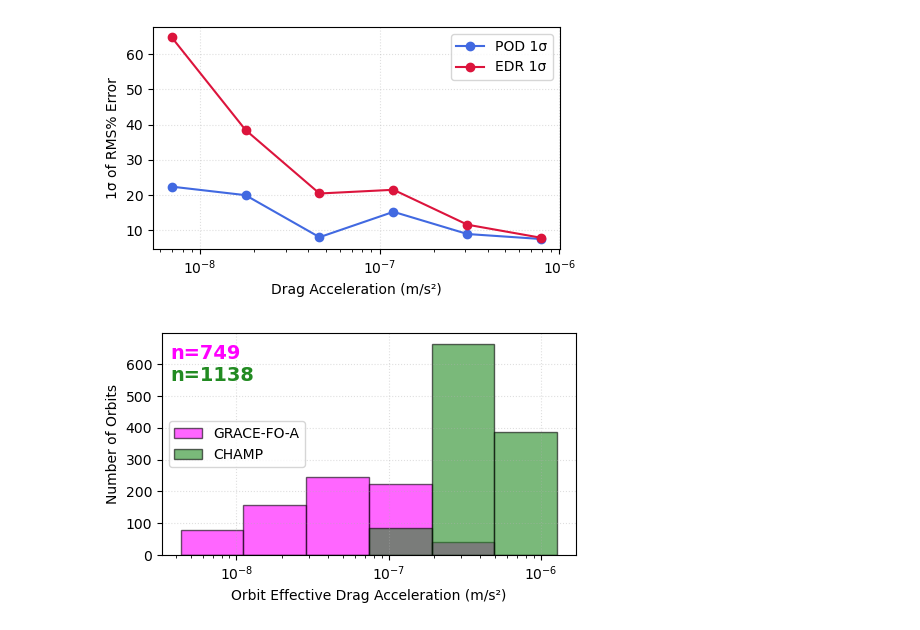
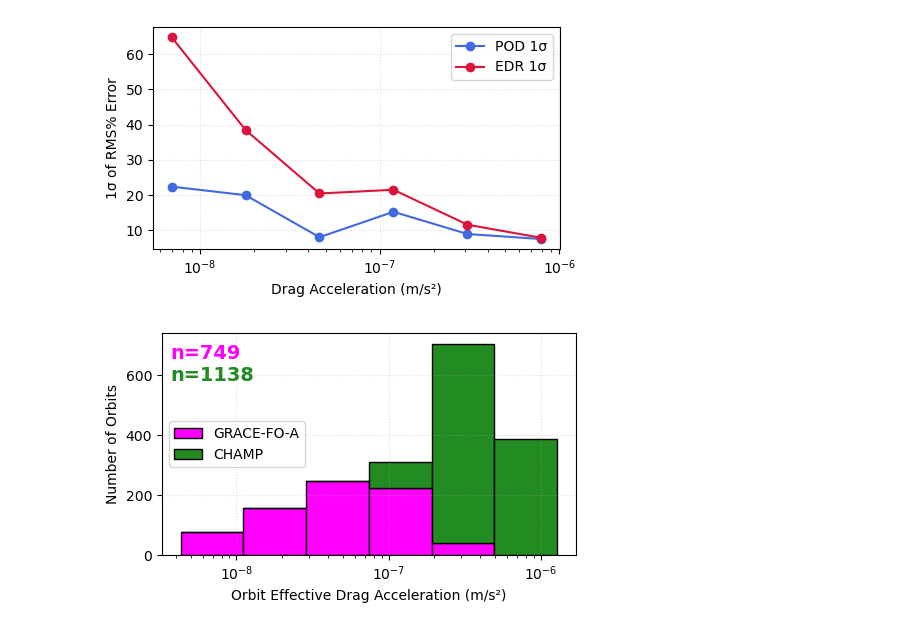
Before and after one commit to CharlesPlusC/PODDensity, a Jupyter notebook: source/DensityInversion/Plotting/plot_corr_heatmaps.ipynb, the cells around one changed output. Drawn from its saved outputs; the diff is of its cells as text; code cells hidden in the pictures.

Commit message:
edits to graphs for clarity

```diff
--- a/source/DensityInversion/Plotting/plot_corr_heatmaps.ipynb
+++ b/source/DensityInversion/Plotting/plot_corr_heatmaps.ipynb
@@ -2015,11 +2010,10 @@ SAT_FOLDERS = {
     "CHAMP":      ROOT / "CHAMP",
 }
 
-# Constants for drag‐acceleration calculation
-V = 7000.0       # m/s
+V  = 7000.0     # m/s
 CD = 2.2
-A = 1.0          # m^2
-M = 500.0        # kg
+A  = 1.0        # m^2
+M  = 500.0      # kg
 
 # -------------------------------------------------------------------
 # 2.  Collect drag‐acceleration samples separately for each satellite
@@ -2027,95 +2021,57 @@ M = 500.0        # kg
 drag_by_sat = {"GRACE-FO-A": [], "CHAMP": []}
 
 for sat_name, folder in SAT_FOLDERS.items():
-    pkl_path = folder / "aggregated_densities.pkl"
-    data = pickle.load(open(pkl_path, "rb"))
-
-    acc_dict = data.get("ACC_by_storm", {})
-    for acc_arr in acc_dict.values():
+    data = pickle.load(open(folder / "aggregated_densities.pkl", "rb"))
+    for acc_arr in data.get("ACC_by_storm", {}).values():
         if acc_arr is None or len(acc_arr) == 0:
             continue
-
-        # keep only finite, nonzero ACC values
         mask = (acc_arr != 0) & np.isfinite(acc_arr)
         acc_valid = acc_arr[mask]
         if acc_valid.size == 0:
             continue
-
-        # compute drag acceleration per sample
         drag_vals = 0.5 * acc_valid * (V**2) * CD * A / M
         drag_by_sat[sat_name].extend(drag_vals.tolist())
 
-# Convert lists to numpy arrays and count orbits
 for sat in drag_by_sat:
     drag_by_sat[sat] = np.array(drag_by_sat[sat])
 
 n_grace = drag_by_sat["GRACE-FO-A"].size
 n_champ = drag_by_sat["CHAMP"].size
 
 # -------------------------------------------------------------------
-# 3.  Define common log‐spaced bins between min and max of both sets
+# 3.  Define common log‐spaced bins
 # -------------------------------------------------------------------
 all_drag = np.concatenate(list(drag_by_sat.values()))
-drag_min = all_drag.min()
-drag_max = all_drag.max()
-bins = np.logspace(np.log10(drag_min), np.log10(drag_max), 7)
+bins = np.logspace(np.log10(all_drag.min()), np.log10(all_drag.max()), 7)
 
 # -------------------------------------------------------------------
-# 4.  Plot overlaid histograms colored by satellite, add counts
+# 4.  Stacked histogram
 # -------------------------------------------------------------------
 plt.figure(figsize=(5, 3))
 
 plt.hist(
-    drag_by_sat["GRACE-FO-A"],
+    [drag_by_sat["GRACE-FO-A"], drag_by_sat["CHAMP"]],
     bins=bins,
-    color="magenta",
-    alpha=0.6,
-    label="GRACE-FO-A",
-    edgecolor="black"
-)
-plt.hist(
-    drag_by_sat["CHAMP"],
-    bins=bins,
-    color="forestgreen",
-    alpha=0.6,
-    label="CHAMP",
-    edgecolor="black"
+    stacked=True,
+    color=["magenta", "forestgreen"],
+    edgecolor="black",
+    label=["GRACE-FO-A", "CHAMP"]
 )
 
 ax = plt.gca()
 ax.set_xscale("log")
 ax.set_xlabel("Orbit Effective Drag Acceleration (m/s²)")
 ax.set_ylabel("Number of Orbits")
 ax.legend()
 ax.grid(True, linestyle=":", alpha=0.4)
 
-# Add text annotations with the sample counts
-ax.text(
-    0.02, 0.95,
-    f"n={n_grace}",
-    transform=ax.transAxes,
-    color="magenta",
-    fontsize=14,
-    va="top",
-    fontweight='bold'
-
-)
-ax.text(
-    0.02, 0.85,
-    f"n={n_champ}",
-    transform=ax.transAxes,
-    color="forestgreen",
-    fontsize=14,
-    va="top",
-    fontweight='bold'
-)
+ax.text(0.02, 0.95, f"n={n_grace}", transform=ax.transAxes,
+        color="magenta", fontsize=14, va="top", fontweight='bold')
+ax.text(0.02, 0.85, f"n={n_champ}", transform=ax.transAxes,
+        color="forestgreen", fontsize=14, va="top", fontweight='bold')
 
 plt.tight_layout()
-plt.savefig(
-    ROOT / "drag_acc_histogram.png",
-    dpi=300,
-    bbox_inches='tight'
-)
+plt.savefig(ROOT / "drag_acc_histogram.png", dpi=300, bbox_inches='tight')
 plt.show()
 # %% [output]
-[figure, old version]
+[figure, new version]
```
Also changed, not shown: parts of 1 cell of this notebook, 4 other files.
